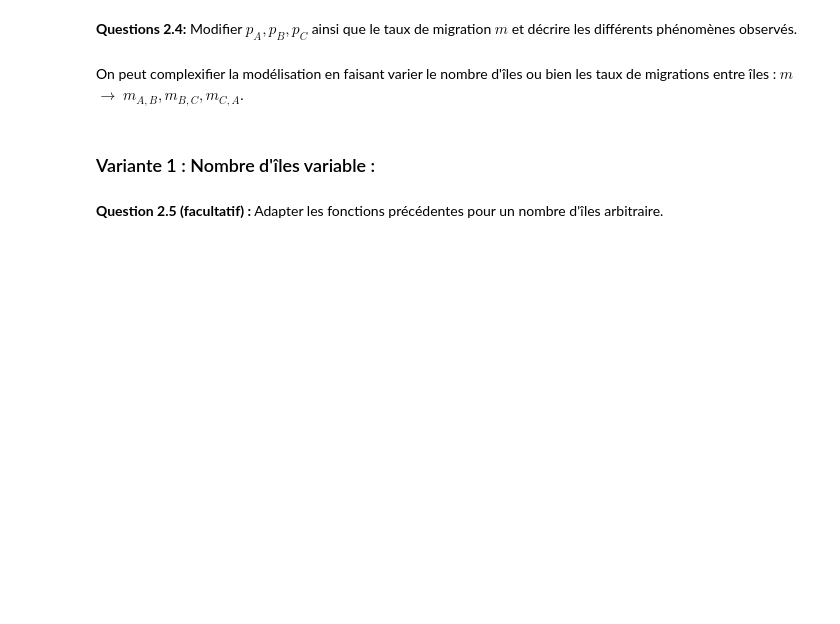
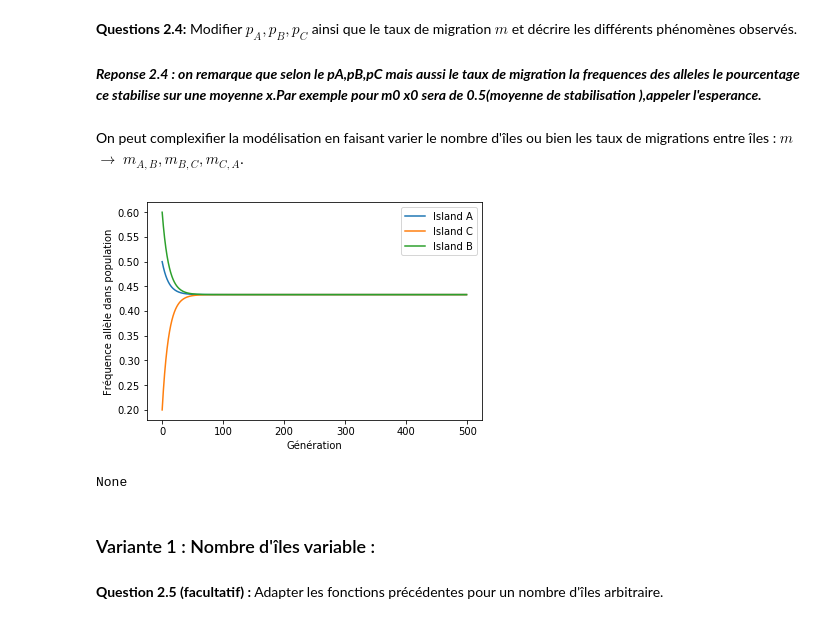
Before and after one commit to dannpr/ARE-dynamic-2019, a Jupyter notebook: Sujet_Dynamique_Population_Etud.ipynb, the cells around one changed output. Saved outputs shown, nothing was run; the diff lists cells and outputs as text; code cells hidden in the pictures; blank space fills up the shorter version.

```diff
--- a/Sujet_Dynamique_Population_Etud.ipynb
+++ b/Sujet_Dynamique_Population_Etud.ipynb
@@ -244,7 +281,24 @@ def plot_genetics(M,p):
 # %% [markdown]
 **Questions 2.4:** Modifier $p_A,p_B,p_C$ ainsi que le taux de migration $m$ et décrire les différents phénomènes observés.
+# %% [markdown]
+***Reponse 2.4 : on remarque que selon le pA,pB,pC  mais aussi le taux de migration la frequences des alleles le pourcentage ce stabilise  sur une moyenne  x.Par exemple pour m0 x0 sera de 0.5(moyenne de stabilisation ),appeler l'esperance.***
 # %% [markdown]
 On peut complexifier la modélisation en faisant varier le nombre d'îles ou bien les taux de migrations entre îles : $m$ $\rightarrow$ $m_{A,B}, m_{B,C}, m_{C,A}$.
+# %%
+p1 = {'A' : 0.5,
+    'B' : 0.2,
+    'C' : 0.6}
+
+m1 = 0.03 # Ratio of the population that migrate every generation
+
+n1 = 500
+
+M = genetics_n_migrations(p1,m1,n1)
+
+print(plot_genetics(M,p1))
+# %% [output]
+[figure, added]
+None
 # %% [markdown]
 ### Variante  1 : Nombre d'îles variable :
 # %% [markdown]
```
Also changed, not shown: parts of 20 cells of this notebook.
